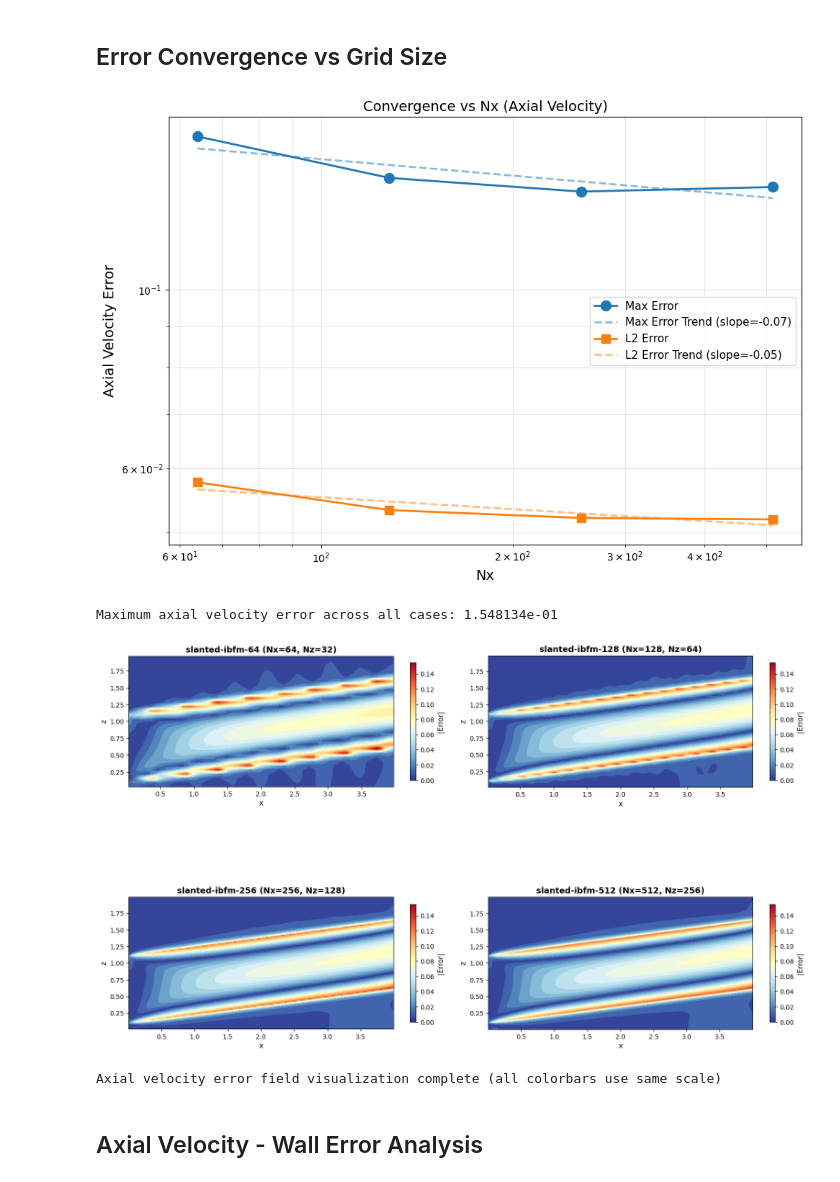
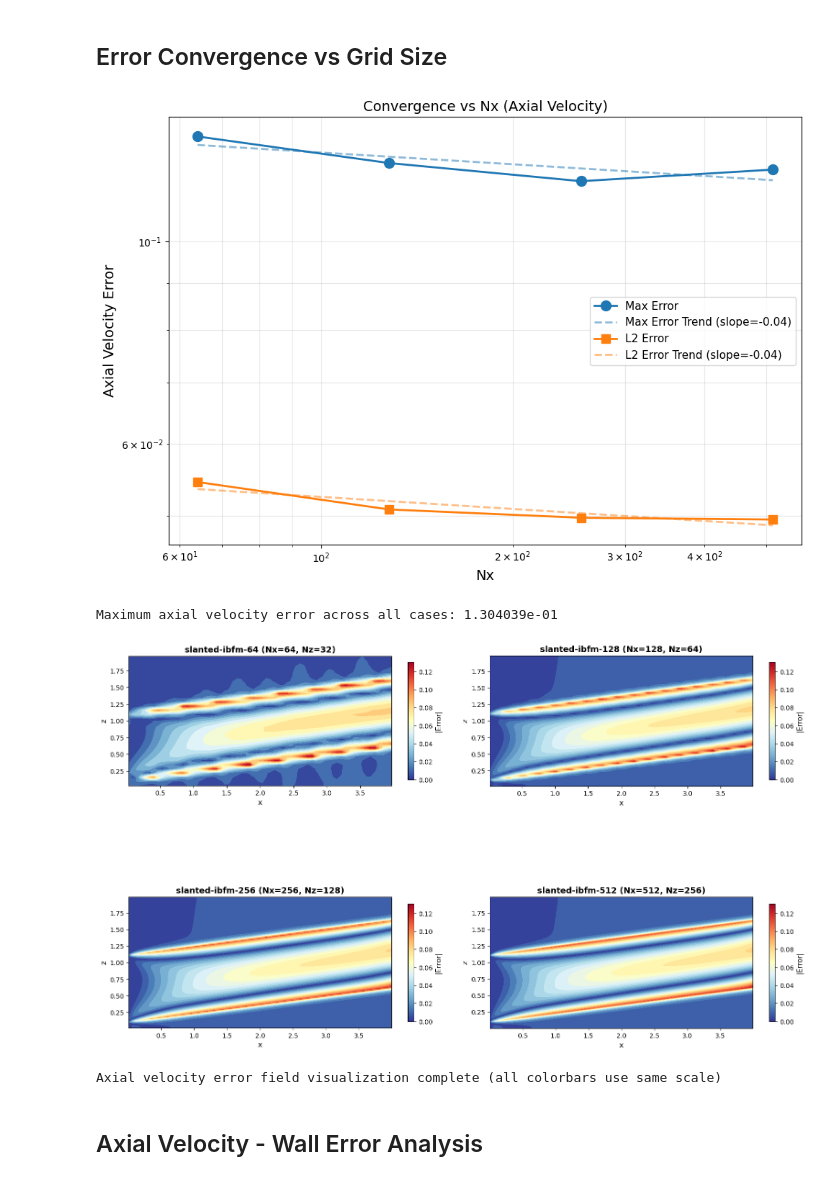
Before and after one commit to kynema/estuary_hfm_mmsei, a Jupyter notebook: validation/single_phase_laminar_slanted/python/SlantedChannelPostProcess.ipynb, the cells around one changed output. Saved outputs shown, nothing was run; the diff lists cells and outputs as text; code cells hidden in the pictures.

```diff
--- a/validation/single_phase_laminar_slanted/python/SlantedChannelPostProcess.ipynb
+++ b/validation/single_phase_laminar_slanted/python/SlantedChannelPostProcess.ipynb
@@ -20,6 +20,7 @@ Modules loaded
 # %%
 # Physical parameters
 channelHeight = 1.0
+channelBottomStartZ = 0.1
 maxVelocity = 1.0
 theta_deg = 7.5
 theta_rad = np.deg2rad(theta_deg)
@@ -200,40 +207,35 @@ $$u_x = u \cos\theta, \quad u_z = u \sin\theta$$
 # %%
-def radial_distance_from_axis(x_coord, z_coord, s, theta):
+def radial_distance_from_axis(x_coord, z_coord, z_s, theta):
     """Perpendicular distance from tilted centerline"""
-    return np.abs((z_coord - s) * np.cos(theta) - x_coord * np.sin(theta))
+    return np.abs((z_coord - z_s) * np.cos(theta) - x_coord * np.sin(theta))
 
 def velocity_profile_analytical(r, U_max=1.0, H=1.0):
     """Parabolic profile: u(r) = U_max * (1 - (2r/H)^2)"""
     return U_max * np.maximum(0.0, 1.0 - (2.0 * r / H)**2)
 
 def get_analytical_solution_grid(case_idx):
-    s = channelHeight / (2.0 * np.cos(theta_rad)) + channelHeight / 10.0
+    z_s = channelHeight / (2.0 * np.cos(theta_rad)) + channelBottomStartZ
     X, Y, Z = np.meshgrid(x[case_idx], y[case_idx], z[case_idx], indexing='ij')
-    r = radial_distance_from_axis(X, Z, s, theta_rad)
-    u_mag = velocity_profile_analytical(r, maxVelocity, channelHeight)
+    r = radial_distance_from_axis(X, Z, z_s, theta_rad)
+    u_r = velocity_profile_analytical(r, maxVelocity, channelHeight)
 
     # Set solution to zero outside the channel
     channel_mask = r <= (channelHeight / 2.0)
-    u_mag[~channel_mask] = 0.0
+    u_r[~channel_mask] = 0.0
 
-    u_exact = u_mag * np.cos(theta_rad)
-    w_exact = u_mag * np.sin(theta_rad)
-    v_exact = np.zeros_like(u_exact)
-    return u_exact, v_exact, w_exact, r, s
+    return u_r, r, z_s
 
 def axial_velocity(u, w, theta):
     """Compute axial velocity along the tilted flow direction"""
     return u * np.cos(theta) + w * np.sin(theta)
 
 # Compute analytical solutions
-u_exact, v_exact, w_exact, r_dist, channel_shift = [], [], [], [], []
+ur_exact, r_dist, centerline_shift = [], [], []
 for case_idx in range(nCases):
-    u_a, v_a, w_a, r, s = get_analytical_solution_grid(case_idx)
-    u_exact.append(u_a)
-    v_exact.append(v_a)
-    w_exact.append(w_a)
+    ur_a, r, z_s = get_analytical_solution_grid(case_idx)
+    ur_exact.append(ur_a)
     r_dist.append(r)
-    channel_shift.append(s)
+    centerline_shift.append(z_s)
 
 print('Analytical solutions computed')
 # %% [output]
@@ -346,13 +348,12 @@ for case_idx in range(nCases):
     # Extract 2D slices at midpoint
     u_2d = u[case_idx][:, j_mid, :]
     w_2d = w[case_idx][:, j_mid, :]
-    u_exact_2d = u_exact[case_idx][:, j_mid, :]
-    w_exact_2d = w_exact[case_idx][:, j_mid, :]
+    ur_exact_2d = ur_exact[case_idx][:, j_mid, :]
     r_dist_2d = r_dist[case_idx][:, j_mid, :]
 
     # Calculate axial velocity: component along the tilted flow direction
     u_axial_num = axial_velocity(u_2d, w_2d, theta_rad)
-    u_axial_ana = axial_velocity(u_exact_2d, w_exact_2d, theta_rad)
+    u_axial_ana = ur_exact_2d
 
     # Compute axial velocity errors
     u_axial_err = u_axial_num - u_axial_ana
@@ -428,7 +429,7 @@ plt.tight_layout()
 plt.savefig(f'{figureDir}/error_convergence.png', dpi=150)
 plt.show()
 # %% [output]
-[figure, old version]
+[figure, new version]
 # %%
 from matplotlib.colors import Normalize
 from matplotlib.cm import ScalarMappable
@@ -444,12 +445,11 @@ for case_idx in range(nCases):
     # Extract 2D slices at midpoint
     u_2d = u[case_idx][:, j_mid, :]
     w_2d = w[case_idx][:, j_mid, :]
-    u_exact_2d = u_exact[case_idx][:, j_mid, :]
-    w_exact_2d = w_exact[case_idx][:, j_mid, :]
+    ur_exact_2d = ur_exact[case_idx][:, j_mid, :]
 
     # Calculate axial velocity errors
     u_axial_num = axial_velocity(u_2d, w_2d, theta_rad)
-    u_axial_ana = axial_velocity(u_exact_2d, w_exact_2d, theta_rad)
+    u_axial_ana = ur_exact_2d
     u_axial_err = u_axial_num - u_axial_ana
 
     max_error_all = max(max_error_all, np.abs(u_axial_err).max())
@@ -468,38 +468,37 @@ for case_idx in range(4):
 
         # Extract 2D slices at midpoint
         u_2d = u[case_idx][:, j_mid, :]
         w_2d = w[case_idx][:, j_mid, :]
-        u_exact_2d = u_exact[case_idx][:, j_mid, :]
-        w_exact_2d = w_exact[case_idx][:, j_mid, :]
+        ur_exact_2d = ur_exact[case_idx][:, j_mid, :]
 
         # Calculate axial velocity errors
         u_axial_num = axial_velocity(u_2d, w_2d, theta_rad)
-        u_axial_ana = axial_velocity(u_exact_2d, w_exact_2d, theta_rad)
+        u_axial_ana = ur_exact_2d
         u_axial_err = u_axial_num - u_axial_ana
 
         # Create meshgrid for x and z
         X_mesh, Z_mesh = np.meshgrid(x[case_idx], z[case_idx], indexing='ij')
 
         # Plot contour with error magnitude using shared normalizer
         contour = ax.contourf(X_mesh, Z_mesh, np.abs(u_axial_err), levels=20, cmap='RdYlBu_r', norm=sm.norm)
         cbar = plt.colorbar(sm, ax=ax, shrink=0.4)
         cbar.set_label('|Error|', fontsize=11)
 
         ax.set_xlabel('x', fontsize=12)
         ax.set_ylabel('z', fontsize=12)
         ax.set_title(f'{valid_cases[case_idx]} (Nx={nx[case_idx]}, Nz={nz[case_idx]})', fontsize=13, fontweight='bold')
         ax.set_aspect('equal')
     else:
         # Leave empty subplots blank
         ax.axis('off')
 
 plt.tight_layout()
 plt.savefig(f'{figureDir}/error_field_visualization.png', dpi=150, bbox_inches='tight')
 plt.show()
 print('Axial velocity error field visualization complete (all colorbars use same scale)\n')
 # %% [output]
-Maximum axial velocity error across all cases: 1.548134e-01
+Maximum axial velocity error across all cases: 1.304039e-01
-[figure, old version]
+[figure, new version]
 Axial velocity error field visualization complete (all colorbars use same scale)
 # %% [markdown]
 ## Axial Velocity - Wall Error Analysis
```
Also changed, not shown: parts of 9 cells of this notebook, 2 other files.
